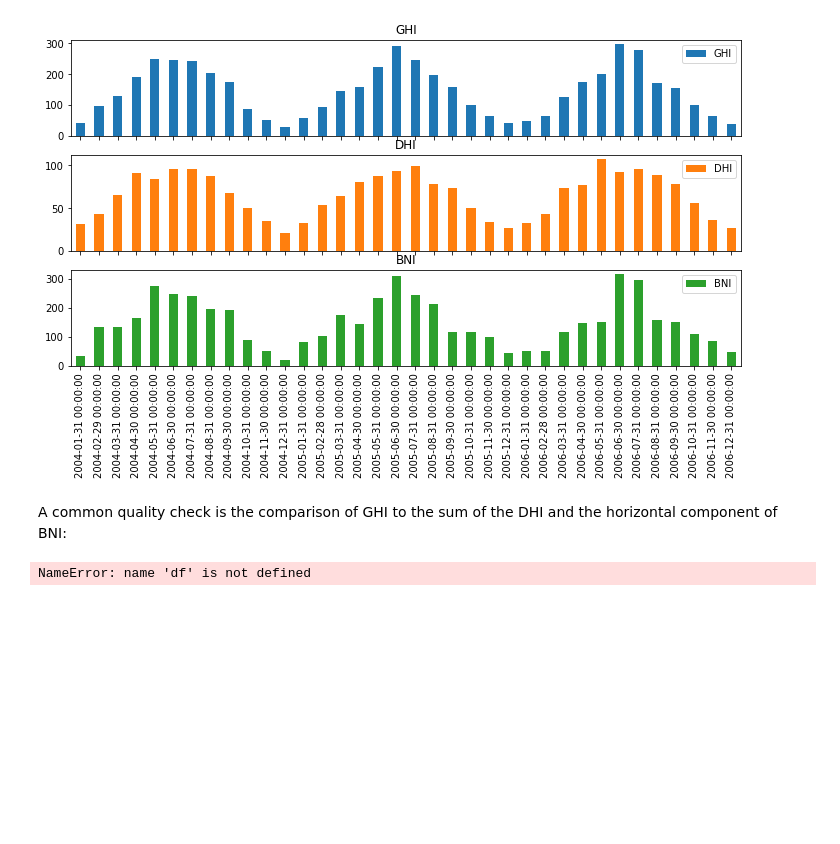
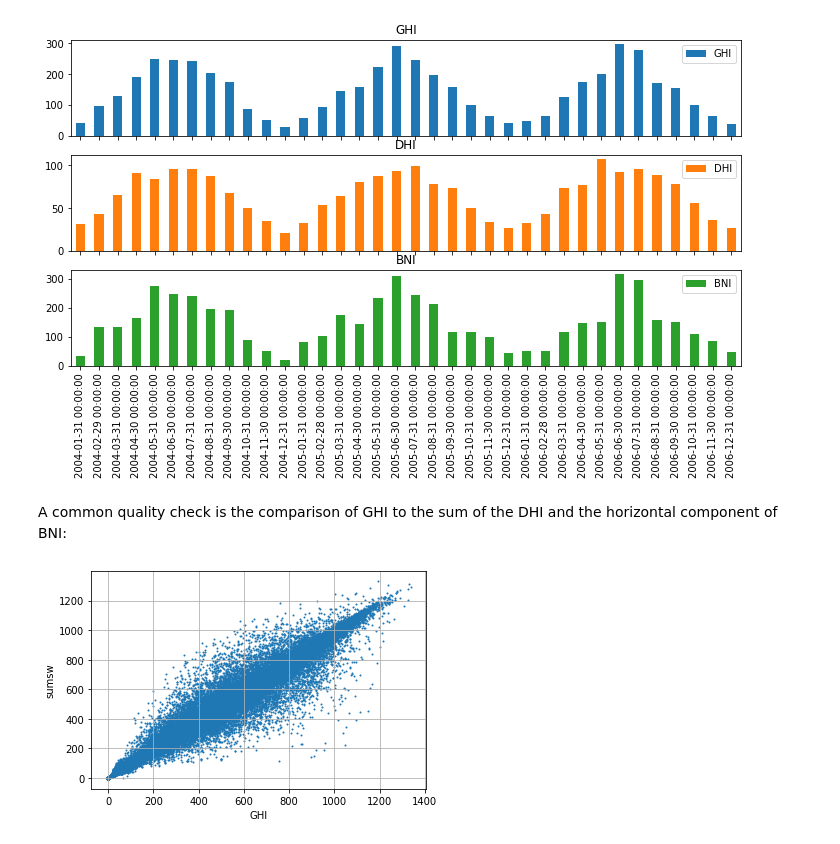
Before and after one commit to AdamRJensen/AssessingSolar, a Jupyter notebook: bsrn_netcdf.ipynb, the cells around one changed output. Drawn from its saved outputs; the diff is of its cells as text; code cells hidden in the pictures; blank space fills up the shorter version.

```diff
--- a/bsrn_netcdf.ipynb
+++ b/bsrn_netcdf.ipynb
@@ -210,6 +216,6 @@ A common quality check is the comparison of GHI to the sum of the DHI and the ho
 # %%
 df['sumsw'] = df['DHI'] + df['BNI']*np.cos(df['THETA_Z']) # GHI calculated from DHI and BNI
 
-_ = df[df['THETA_Z']<80].plot.scatter(x='GHI', y='sumsw', s=1)
+_ = df[df['THETA_Z']<80].plot.scatter(x='GHI', y='sumsw', s=1, grid=True)
 # %% [output]
-NameError: name 'df' is not defined
+[figure, added]
```
Also changed, not shown: parts of 6 cells of this notebook.
